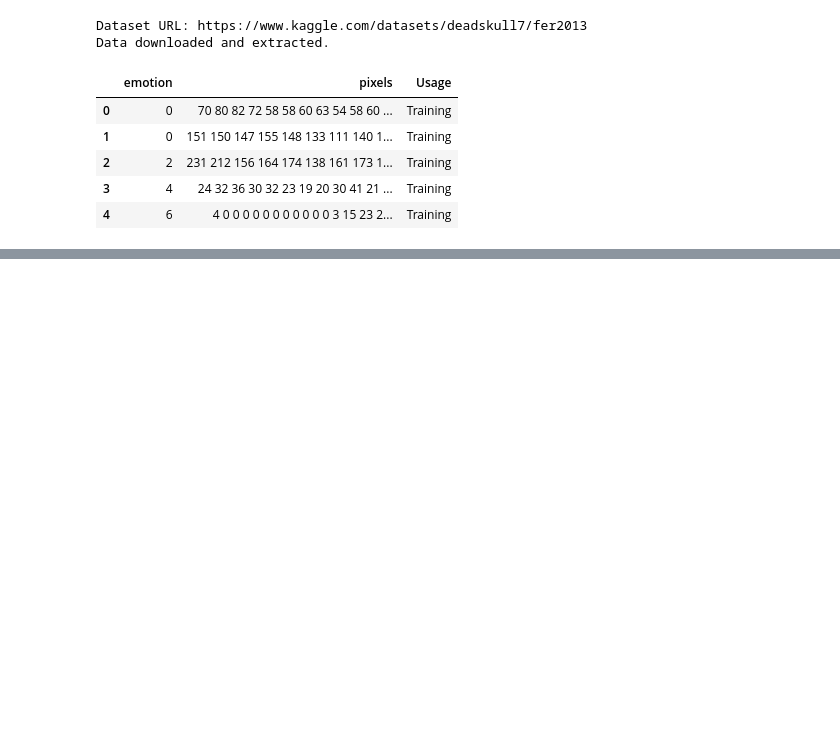
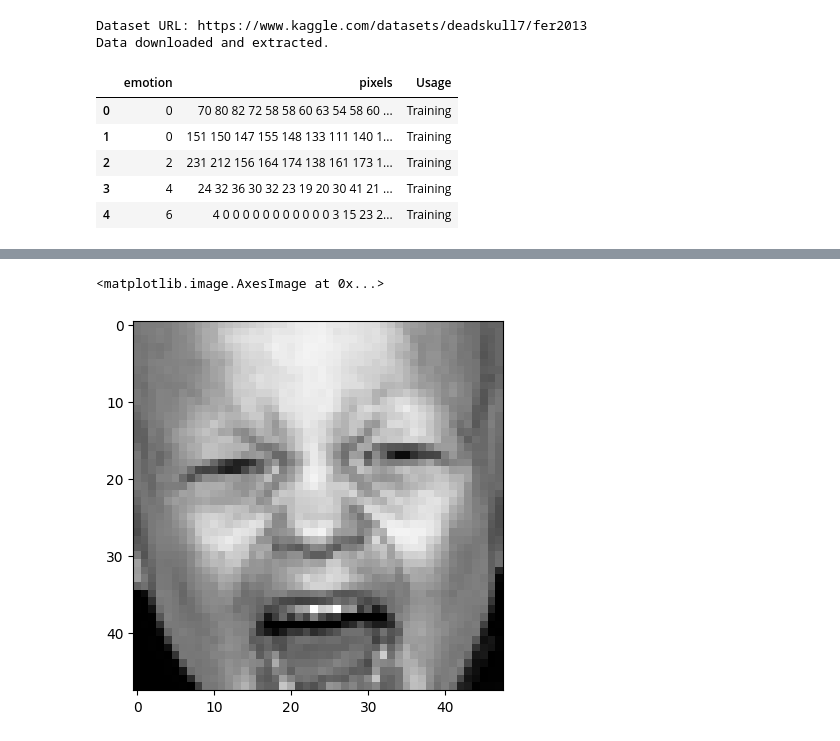
Before and after one commit to arati-shrestha/Emotune, a Jupyter notebook: Notebook/face_exploration.ipynb, the cells around one changed output, grey strips where cells are left out. Cells and saved outputs as stored; diff of their text form; code cells hidden in the pictures; blank space fills up the shorter version.

```diff
--- a/Notebook/face_exploration.ipynb
+++ b/Notebook/face_exploration.ipynb
@@ -53,0 +266,5 @@ faces.head()
+# %%
+plt.imshow(balanced_df['image'][2343],cmap = 'gray')
+# %% [output]
+<matplotlib.image.AxesImage at 0x...>
+[figure, added]
```
Also changed, not shown: parts of 15 cells of this notebook.
